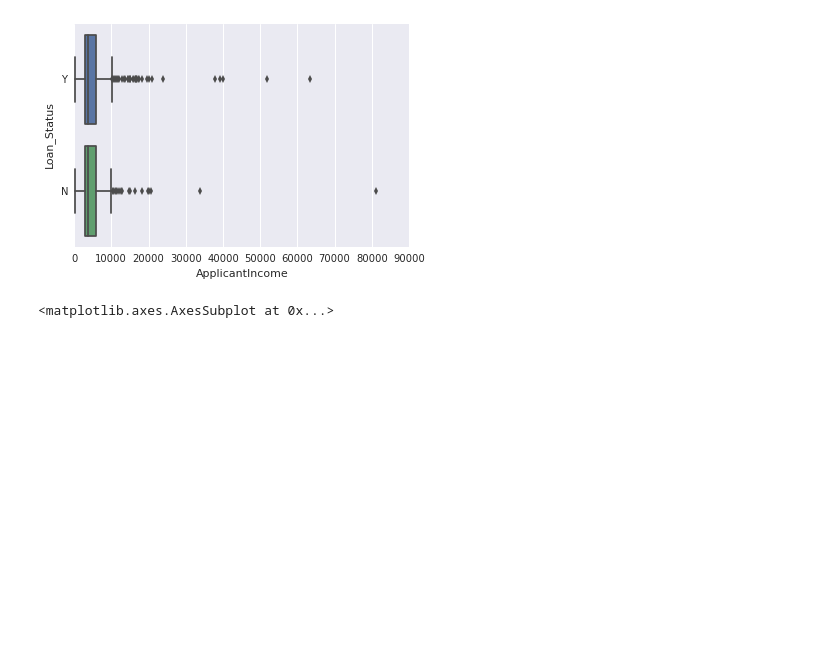
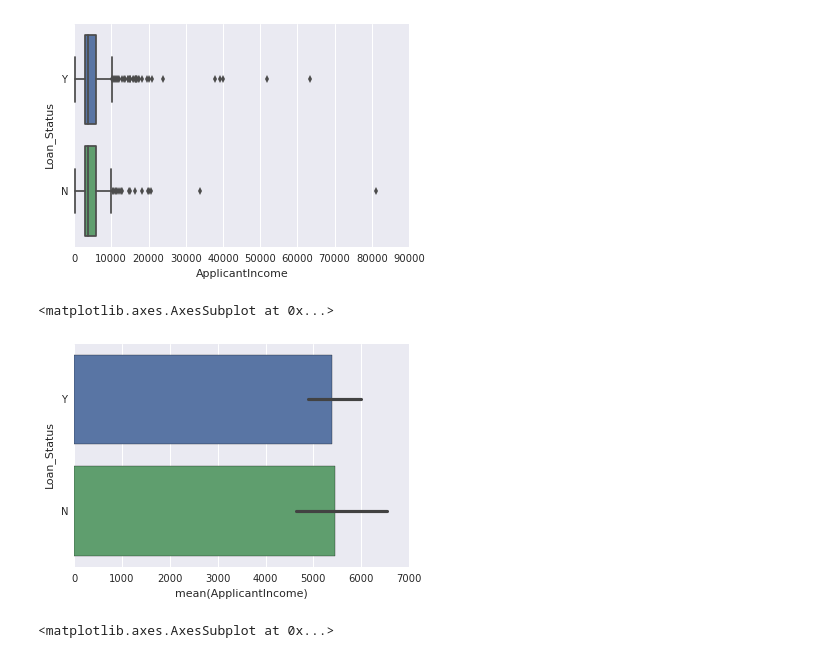
Before and after one commit to manprets/loan_prediction, a Jupyter notebook: loan_prediction.ipynb, the cells around one changed output. Drawn from its saved outputs; the diff is of its cells as text; code cells hidden in the pictures; blank space fills up the shorter version.

```diff
--- a/loan_prediction.ipynb
+++ b/loan_prediction.ipynb
@@ -288,6 +287,11 @@ sns.boxplot(x='ApplicantIncome',y='Loan_Status',data=train)
 # %% [output]
 <matplotlib.axes.AxesSubplot at 0x...>
 [figure]
+# %%
+sns.barplot(x='ApplicantIncome',y='Loan_Status',data=train)
+# %% [output]
+<matplotlib.axes.AxesSubplot at 0x...>
+[figure, added]
 # %%
 sns.boxplot(x='CoapplicantIncome',y='Loan_Status',data=train)
 # %% [output]
```
Also changed, not shown: parts of 2 cells of this notebook.
